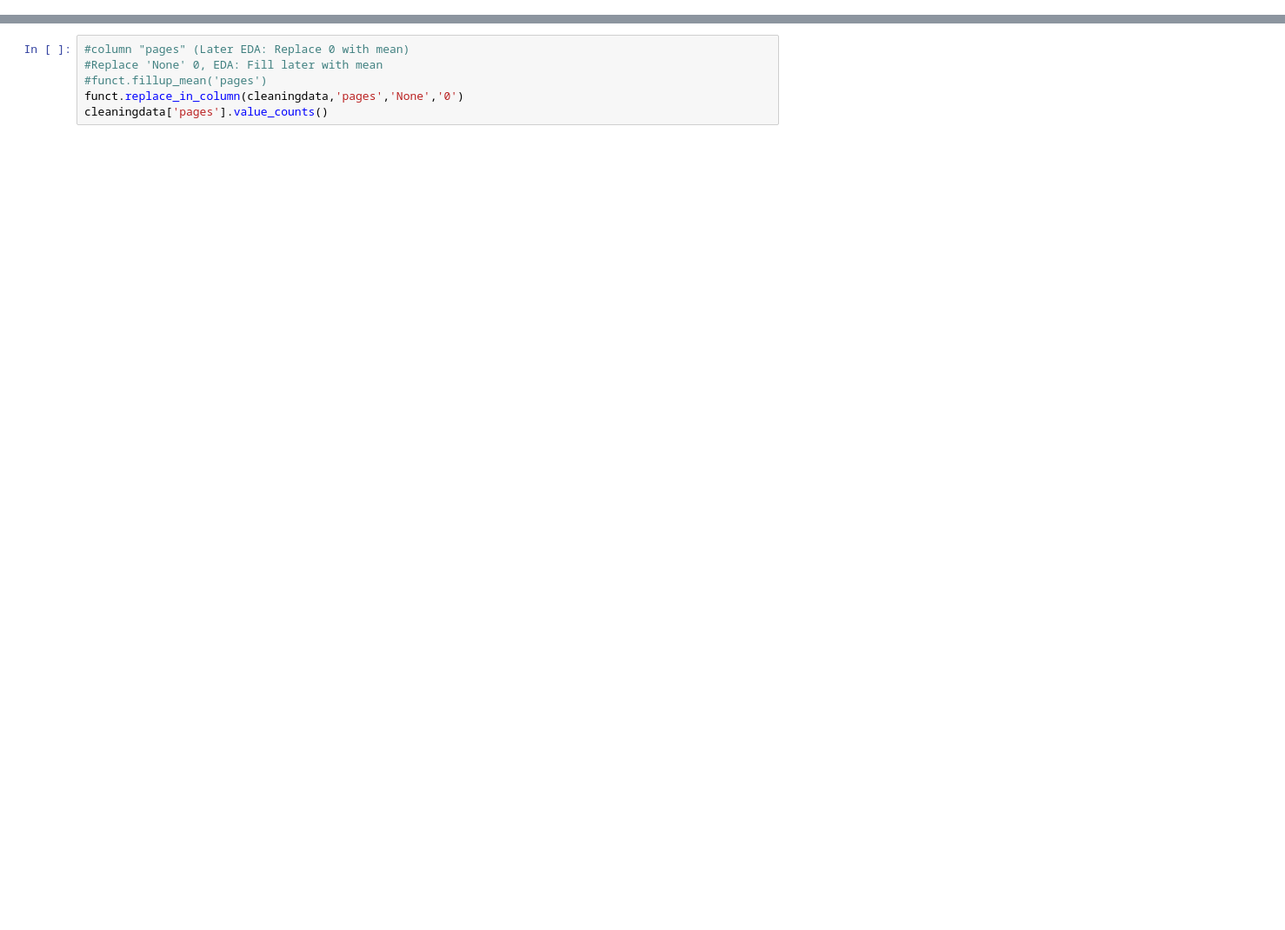
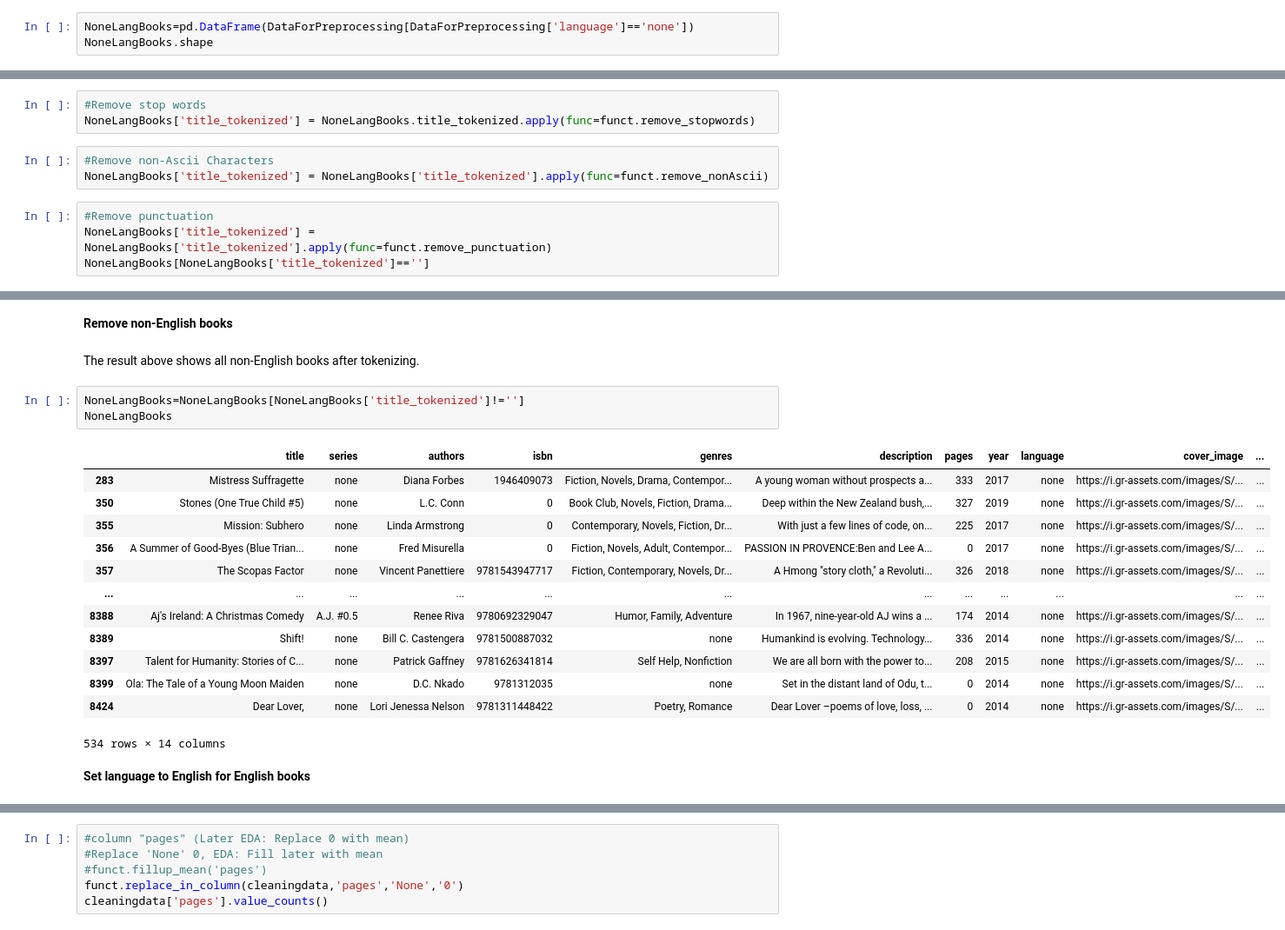
Before and after one commit to AntoniaBl/Ironhack_FinalProject_Books, a Jupyter notebook: ModelPreparation.ipynb, the cells around one changed output, grey strips where cells are left out. Shown: that part at 87% size. Cells and saved outputs as stored; diff of their text form; blank space fills up the shorter version.

Commit message:
Adding DataPreprocessing Part

```diff
--- a/ModelPreparation.ipynb
+++ b/ModelPreparation.ipynb
@@ -0,0 +92,3 @@
+# %%
+NoneLangBooks=pd.DataFrame(DataForPreprocessing[DataForPreprocessing['language']=='none'])
+NoneLangBooks.shape
@@ -0,0 +100,10 @@
+# %%
+#Remove stop words
+NoneLangBooks['title_tokenized'] = NoneLangBooks.title_tokenized.apply(func=funct.remove_stopwords)
+# %%
+#Remove non-Ascii Characters
+NoneLangBooks['title_tokenized'] = NoneLangBooks['title_tokenized'].apply(func=funct.remove_nonAscii)
+# %%
+#Remove punctuation
+NoneLangBooks['title_tokenized'] = NoneLangBooks['title_tokenized'].apply(func=funct.remove_punctuation)
+NoneLangBooks[NoneLangBooks['title_tokenized']=='']
@@ -0,0 +120,23 @@
+# %% [markdown]
+**Remove non-English books**
+# %% [markdown]
+The result above shows all non-English books after tokenizing.
+# %%
+NoneLangBooks=NoneLangBooks[NoneLangBooks['title_tokenized']!='']
+NoneLangBooks
+# %% [output]
+|  | title | series | authors | isbn | genres | description | pages | year | language | cover_image | ... |
+| 283 | Mistress Suffragette | none | Diana Forbes | 1946409073 | Fiction, Novels, Drama, Contempor... | A young woman without prospects a... | 333 | 2017 | none | https://i.gr-assets.com/images/S/... | ... |
+| 350 | Stones (One True Child #5) | none | L.C. Conn | 0 | Book Club, Novels, Fiction, Drama... | Deep within the New Zealand bush,... | 327 | 2019 | none | https://i.gr-assets.com/images/S/... | ... |
+| 355 | Mission: Subhero | none | Linda Armstrong | 0 | Contemporary, Novels, Fiction, Dr... | With just a few lines of code, on... | 225 | 2017 | none | https://i.gr-assets.com/images/S/... | ... |
+| 356 | A Summer of Good-Byes (Blue Trian... | none | Fred Misurella | 0 | Fiction, Novels, Adult, Contempor... | PASSION IN PROVENCE:Ben and Lee A... | 0 | 2017 | none | https://i.gr-assets.com/images/S/... | ... |
+| 357 | The Scopas Factor | none | Vincent Panettiere | 9781543947717 | Fiction, Contemporary, Novels, Dr... | A Hmong "story cloth," a Revoluti... | 326 | 2018 | none | https://i.gr-assets.com/images/S/... | ... |
+| ... | ... | ... | ... | ... | ... | ... | ... | ... | ... | ... | ... |
+| 8388 | Aj's Ireland: A Christmas Comedy | A.J. #0.5 | Renee Riva | 9780692329047 | Humor, Family, Adventure | In 1967, nine-year-old AJ wins a ... | 174 | 2014 | none | https://i.gr-assets.com/images/S/... | ... |
+| 8389 | Shift! | none | Bill C. Castengera | 9781500887032 | none | Humankind is evolving. Technology... | 336 | 2014 | none | https://i.gr-assets.com/images/S/... | ... |
+| 8397 | Talent for Humanity: Stories of C... | none | Patrick Gaffney | 9781626341814 | Self Help, Nonfiction | We are all born with the power to... | 208 | 2015 | none | https://i.gr-assets.com/images/S/... | ... |
+| 8399 | Ola: The Tale of a Young Moon Maiden | none | D.C. Nkado | 9781312035 | none | Set in the distant land of Odu, t... | 0 | 2014 | none | https://i.gr-assets.com/images/S/... | ... |
+| 8424 | Dear Lover, | none | Lori Jenessa Nelson | 9781311448422 | Poetry, Romance | Dear Lover –poems of love, loss, ... | 0 | 2014 | none | https://i.gr-assets.com/images/S/... | ... |
+534 rows × 14 columns
+# %% [markdown]
+**Set language to English for English books**
```
Also changed, not shown: parts of 38 cells of this notebook.
